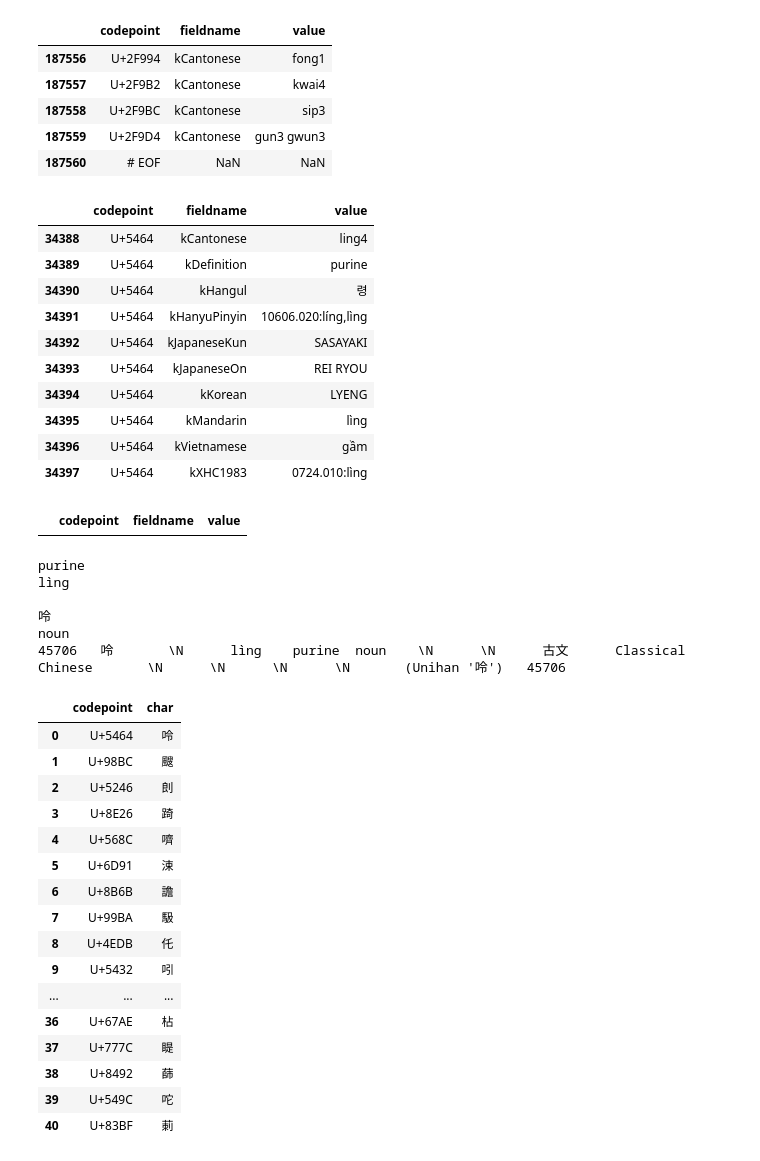
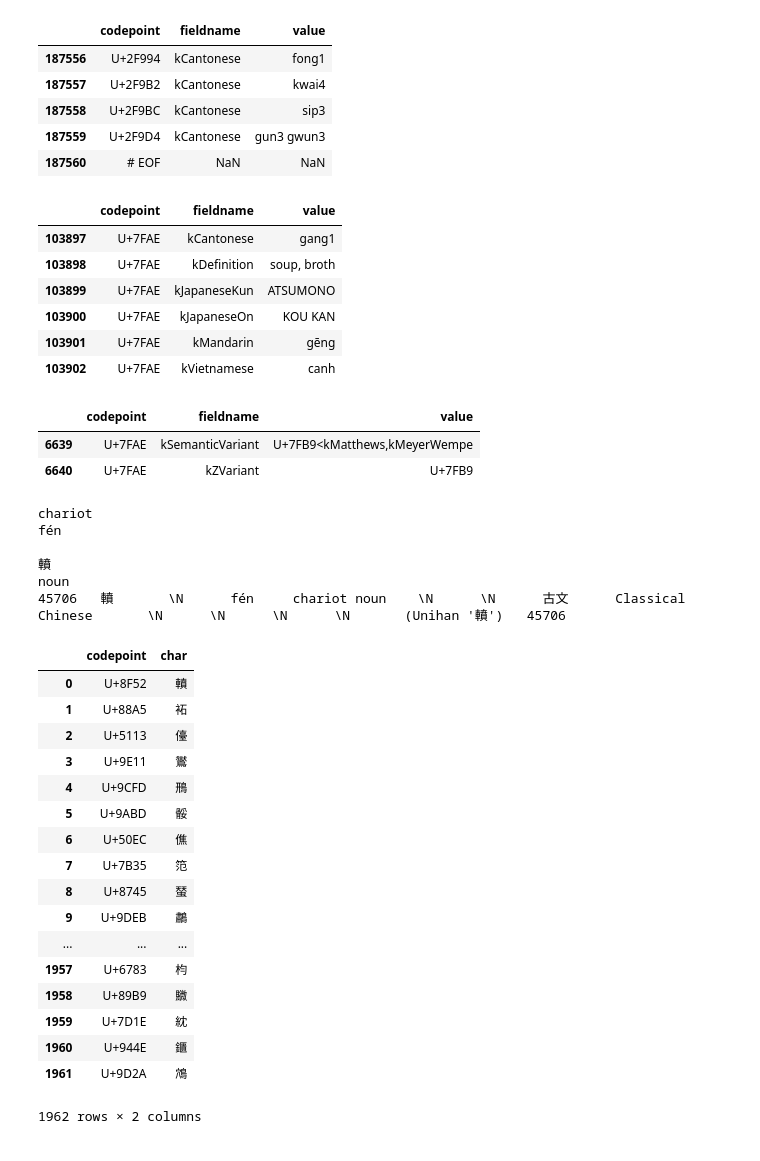
Before and after one commit to alexamies/chinesenotes.com, a Jupyter notebook: python/unihan.ipynb, the cells around one changed output. Cells and saved outputs as stored; diff of their text form; code cells hidden in the pictures.

```diff
--- a/python/unihan.ipynb
+++ b/python/unihan.ipynb
@@ -32,27 +32,25 @@ readings.tail()
 | 187559 | U+2F9D4 | kCantonese | gun3 gwun3 |
 | 187560 | # EOF | NaN | NaN |
 # %%
-chinese = u'呤'
+chinese = u'羮'
 cp = 'U+' + hex(ord(chinese)).replace('0x', '').upper()
 chineseDf = readings[readings.codepoint == cp]
 chineseDf
 # %% [output]
 |  | codepoint | fieldname | value |
-| 34388 | U+5464 | kCantonese | ling4 |
-| 34389 | U+5464 | kDefinition | purine |
-| 34390 | U+5464 | kHangul | 령 |
-| 34391 | U+5464 | kHanyuPinyin | 10606.020:líng,lìng |
-| 34392 | U+5464 | kJapaneseKun | SASAYAKI |
-| 34393 | U+5464 | kJapaneseOn | REI RYOU |
-| 34394 | U+5464 | kKorean | LYENG |
-| 34395 | U+5464 | kMandarin | lìng |
-| 34396 | U+5464 | kVietnamese | gầm |
-| 34397 | U+5464 | kXHC1983 | 0724.010:lìng |
+| 103897 | U+7FAE | kCantonese | gang1 |
+| 103898 | U+7FAE | kDefinition | soup, broth |
+| 103899 | U+7FAE | kJapaneseKun | ATSUMONO |
+| 103900 | U+7FAE | kJapaneseOn | KOU KAN |
+| 103901 | U+7FAE | kMandarin | gēng |
+| 103902 | U+7FAE | kVietnamese | canh |
 # %%
 variantsDf = variants[variants.codepoint == cp]
 variantsDf
 # %% [output]
 |  | codepoint | fieldname | value |
+| 6639 | U+7FAE | kSemanticVariant | U+7FB9<kMatthews,kMeyerWempe |
+| 6640 | U+7FAE | kZVariant | U+7FB9 |
 # %%
 english = "\\N"
 englishDF = chineseDf[chineseDf.fieldname == 'kDefinition']['value']
@@ -95,37 +93,38 @@ domain = u"古文\tClassical Chinese"
 print u"%d\t%s\t%s\t%s\t%s\t%s\t\\N\t\\N\t%s\t\\N\t\\N\t\\N\t\\N\t%s\t%d" % (
     luid, simplified, traditional, pinyin, english, grammar, domain, notes, luid)
 # %% [output]
-purine
-lìng
+chariot
+fén
 
-呤
+轒
 noun
-45706   呤       \N      lìng    purine  noun    \N      \N      古文      Classical Chinese       \N      \N      \N      \N       (Unihan '呤')   45706
+45706   轒       \N      fén     chariot noun    \N      \N      古文      Classical Chinese       \N      \N      \N      \N       (Unihan '轒')   45706
 # %%
 # Generate lexical entries for the characters in file unknown.txt
-luid = 45959
+luid = 51655
 colnames = ['codepoint', 'char']
 types = {'char': np.string_, 'codepoint': np.string_}
 unknownDF = pd.read_table('unknown.txt', names = colnames, dtype=types, header = None)
 unknownDF
 # %% [output]
 |  | codepoint | char |
-| 0 | U+5464 | 呤 |
-| 1 | U+98BC | 颼 |
-| 2 | U+5246 | 剆 |
-| 3 | U+8E26 | 踦 |
-| 4 | U+568C | 嚌 |
-| 5 | U+6D91 | 涑 |
-| 6 | U+8B6B | 譫 |
-| 7 | U+99BA | 馺 |
-| 8 | U+4EDB | 仛 |
-| 9 | U+5432 | 吲 |
+| 0 | U+8F52 | 轒 |
+| 1 | U+88A5 | 袥 |
+| 2 | U+5113 | 儓 |
+| 3 | U+9E11 | 鸑 |
+| 4 | U+9CFD | 鳽 |
+| 5 | U+9ABD | 骽 |
+| 6 | U+50EC | 僬 |
+| 7 | U+7B35 | 笵 |
+| 8 | U+8745 | 蝅 |
+| 9 | U+9DEB | 鷫 |
 | ... | ... | ... |
-| 36 | U+67AE | 枮 |
-| 37 | U+777C | 睼 |
-| 38 | U+8492 | 蒒 |
-| 39 | U+549C | 咜 |
-| 40 | U+83BF | 莿 |
+| 1957 | U+6783 | 枃 |
+| 1958 | U+89B9 | 覹 |
+| 1959 | U+7D1E | 紞 |
+| 1960 | U+944E | 鑎 |
+| 1961 | U+9D2A | 鴪 |
+1962 rows × 2 columns
 # %%
 unknownReadings = pd.merge(unknownDF, readings, on = "codepoint")
 unknownReadings.set_index("codepoint")
```
Also changed, not shown: parts of 7 cells of this notebook, 7 other files.
